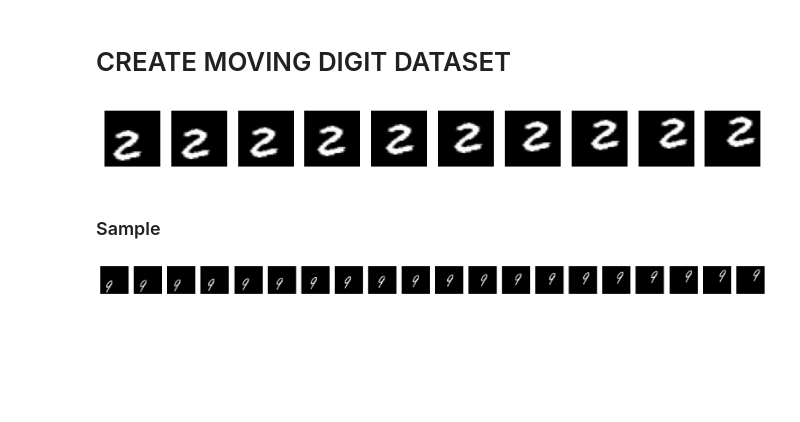
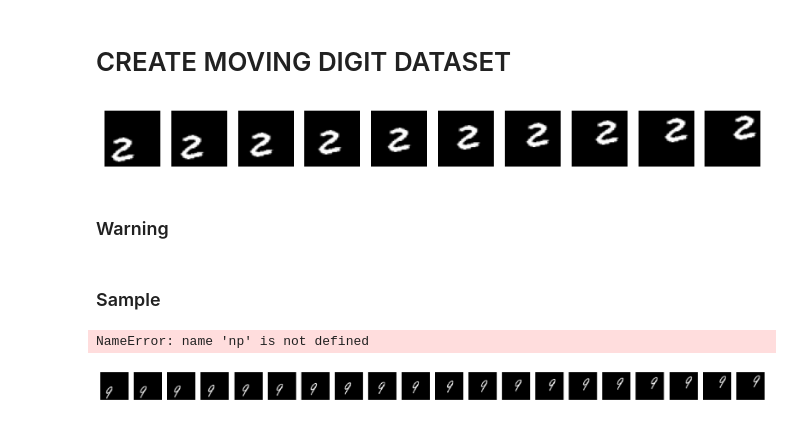
Before and after one commit to khongtrunght/POW, a Jupyter notebook: notebooks/create_ditgit_moving_dataset.ipynb, the cells around one changed output. Cells and saved outputs as stored; diff of their text form; code cells hidden in the pictures; blank space fills up the shorter version.

```diff
--- a/notebooks/create_ditgit_moving_dataset.ipynb
+++ b/notebooks/create_ditgit_moving_dataset.ipynb
@@ -49,0 +48,16 @@ SHAPE:  (16, 16)
+# %%
+usps = USPS("data", train=True, download=True)
+usps.targets = np.array(usps.targets)
+USPS_sample_all_class = []
+for i in range(10):
+    image = usps.data[usps.targets == i][2]
+    USPS_sample_all_class.append(image)
+
+#plot all classes
+plt.figure(figsize=(10,10))
+for i in range(10):
+    plt.subplot(1,10,i+1)
+    plt.imshow(USPS_sample_all_class[i], cmap="gray")
+    plt.axis("off")
+
+print("SHAPE: ", USPS_sample_all_class[0].shape)
@@ -71,27 +88,30 @@ SHAPE:  (28, 28)
 # %% [markdown]
 # CREATE MOVING DIGIT DATASET
 # %%
-def create_moving_digit(img, num_frames):
+def create_moving_digit(img, num_frames,step):
     moving_digit = []
     h = img.shape[0]
-    g_h = h + num_frames - 1
+    g_h = h + (num_frames - 1)*step
     for i in range(num_frames):
-        ground_img = np.zeros((g_h, g_h), dtype=np.float64)
-        ground_img[g_h - h - i: g_h - i, i:i+h] = img
+        # ground_img = np.ones((g_h, g_h), dtype=np.float64)*255 # For white background
+        ground_img = np.zeros((g_h, g_h), dtype=np.float64) # For black background
+        ground_img[g_h - h - i*step: g_h - i*step, i*step:i*step+h] = img
         moving_digit.append(ground_img.copy())
 
     return np.array(moving_digit)
 # %%
 test_img = MNIST_sample_all_class[2]
-test_mnist_moving = create_moving_digit(test_img, 10, 1)
+test_mnist_moving = create_moving_digit(test_img, 10, 2)
 
 plt.figure(figsize=(10,10))
 for i in range(10):
     plt.subplot(1,10,i+1)
     plt.imshow(test_mnist_moving[i], cmap="gray")
     plt.axis("off")
 # %% [output]
-[figure, old version]
+[figure, new version]
+# %% [markdown]
+### Warning
 # %%
 for number in range(len(MNIST_sample_all_class)):
     img = MNIST_sample_all_class[number]
@@ -105,5 +128,17 @@ for number in range(len(USPS_sample_all_class)):
 # %% [markdown]
 ### Sample
+# %%
+frame_per_vid = 20
+path = "../Datasets/usps_moving"
+# path = "../Datasets/usps_moving"
+vid_9 = np.load(f"{path}/9.npy")
+plt.figure(figsize=(frame_per_vid,frame_per_vid))
+for i in range(frame_per_vid):
+    plt.subplot(1,frame_per_vid,i+1)
+    plt.imshow(vid_9[i], cmap="gray")
+    plt.axis("off")
+# %% [output]
+NameError: name 'np' is not defined
 # %%
 frame_per_vid = 20
 path = "../Datasets/mnist_moving"
```
Also changed, not shown: parts of 4 cells of this notebook, 23 other files.
